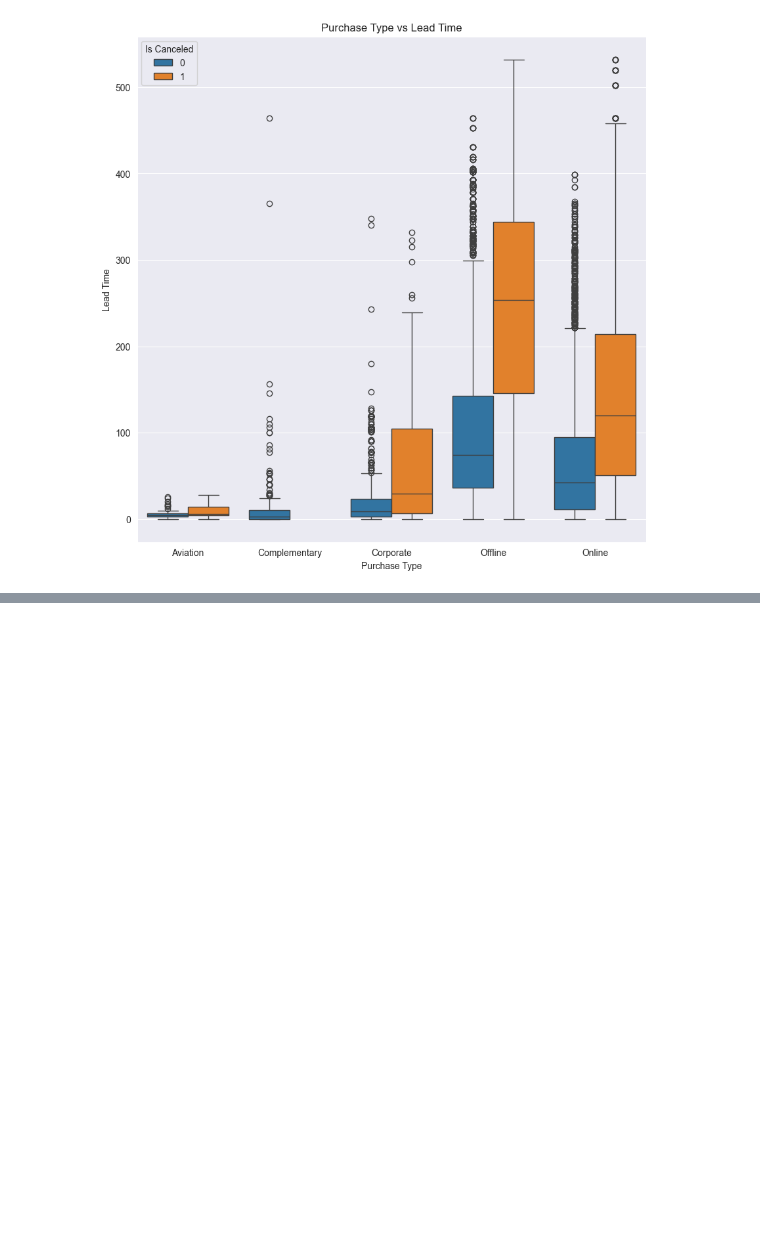
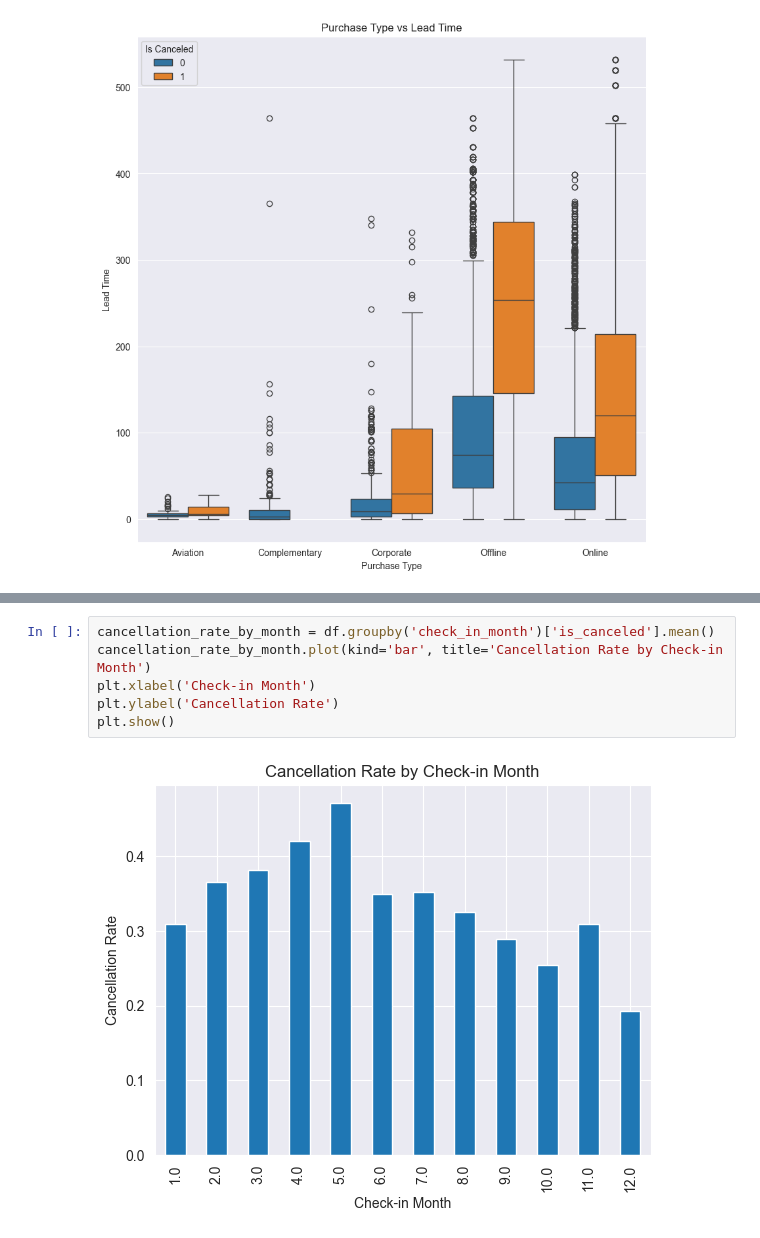
Before and after one commit to almog-sharoni/Data_Mining_Final_Project, a Jupyter notebook: main_notebook.ipynb, the cells around one changed output, grey strips where cells are left out. Saved outputs shown, nothing was run; the diff lists cells and outputs as text; blank space fills up the shorter version.

```diff
--- a/main_notebook.ipynb
+++ b/main_notebook.ipynb
@@ -343,0 +423,8 @@ plt.show()
+# %%
+cancellation_rate_by_month = df.groupby('check_in_month')['is_canceled'].mean()
+cancellation_rate_by_month.plot(kind='bar', title='Cancellation Rate by Check-in Month')
+plt.xlabel('Check-in Month')
+plt.ylabel('Cancellation Rate')
+plt.show()
+# %% [output]
+[figure, added]
```
Also changed, not shown: parts of 24 cells of this notebook.
